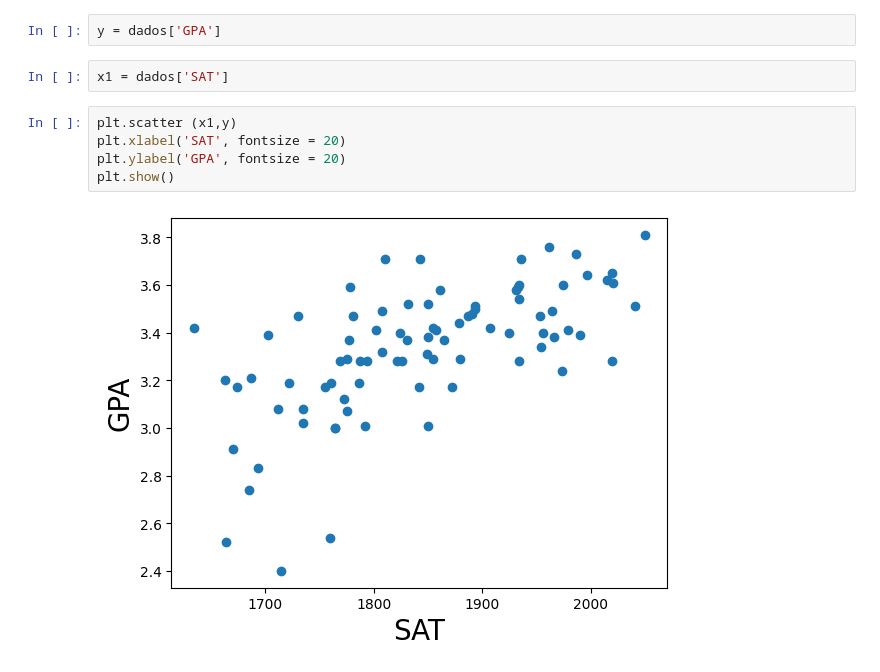
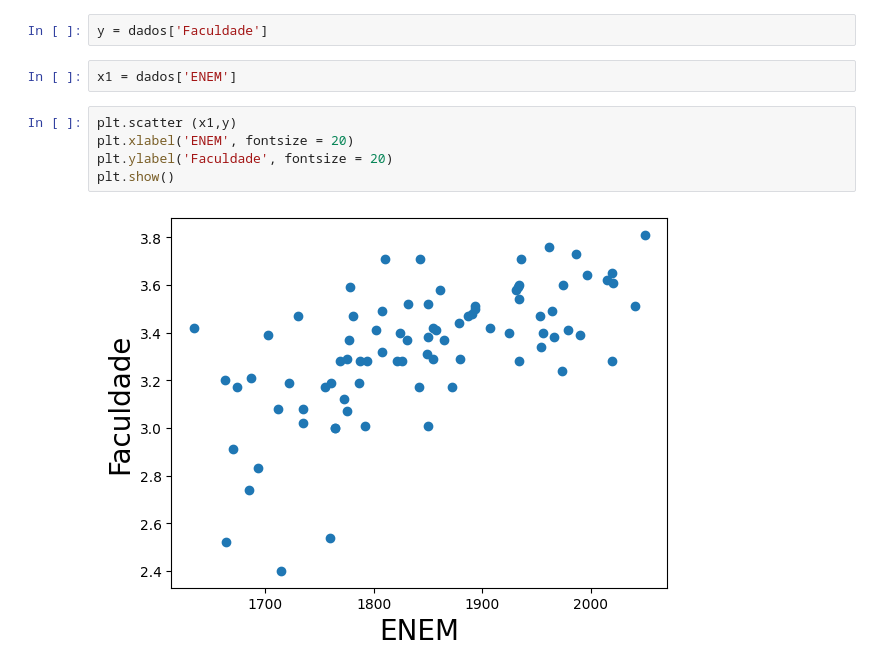
Before and after one commit to wagnerberna/data_science, a Jupyter notebook: econometria_lab/Aula_Regressão_Linear_Simples_em_Python.ipynb, the cells around one changed output. Cells and saved outputs as stored; diff of their text form.

```diff
--- a/econometria_lab/Aula_Regressão_Linear_Simples_em_Python.ipynb
+++ b/econometria_lab/Aula_Regressão_Linear_Simples_em_Python.ipynb
@@ -29,14 +34,14 @@ dados.describe()
 | 75% | 3.502500 | 1934.000000 |
 | max | 3.810000 | 2050.000000 |
 # %%
-y = dados['GPA']
+y = dados['Faculdade']
 # %%
-x1 = dados['SAT']
+x1 = dados['ENEM']
 # %%
 plt.scatter (x1,y)
-plt.xlabel('SAT', fontsize = 20)
-plt.ylabel('GPA', fontsize = 20)
+plt.xlabel('ENEM', fontsize = 20)
+plt.ylabel('Faculdade', fontsize = 20)
 plt.show()
 # %% [output]
-[figure, old version]
+[figure, new version]
 # %%
```
Also changed, not shown: parts of 6 cells of this notebook.
